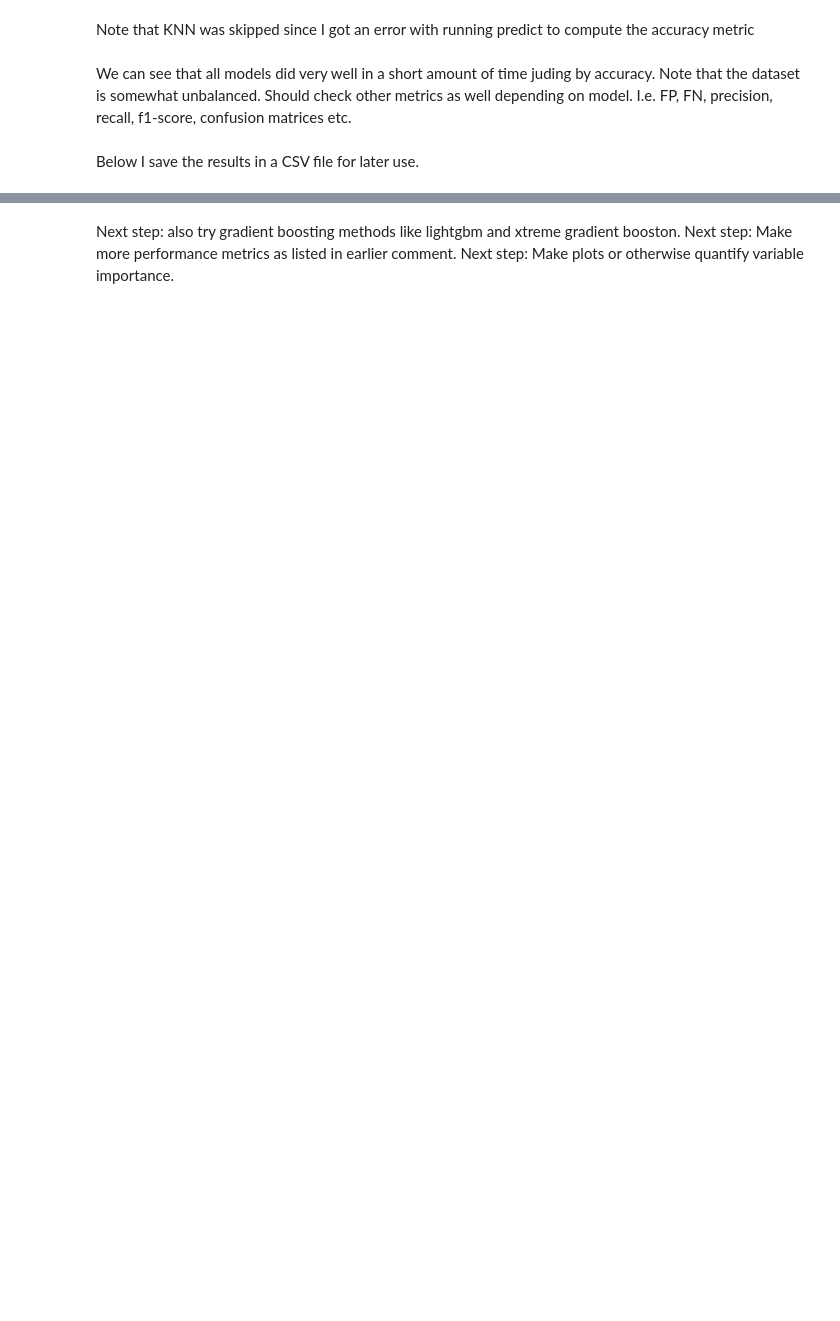
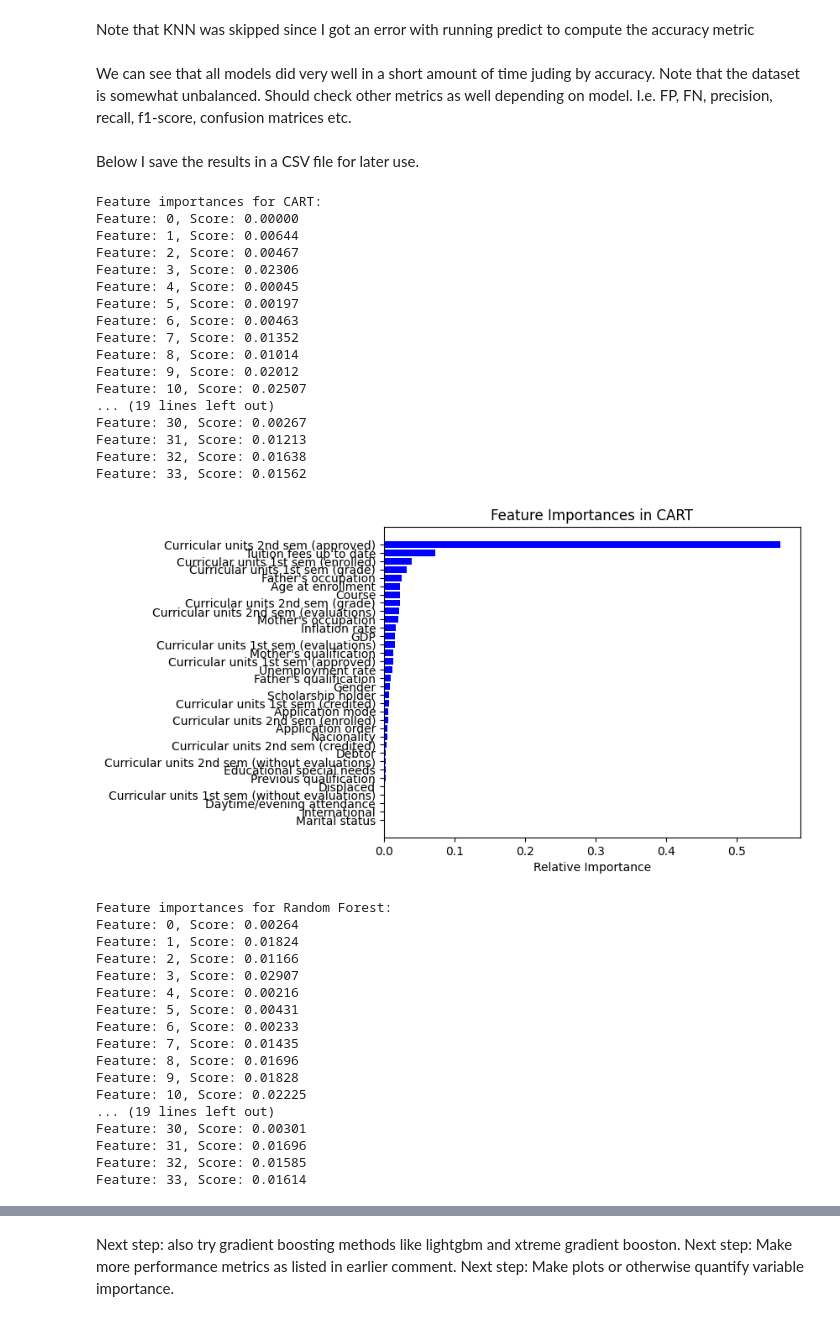
Before and after one commit to TinusAlsos/The-Analyst-Edge-Project, a Jupyter notebook: data_analysis.ipynb, the cells around one changed output, grey strips where cells are left out. Cells and saved outputs as stored; diff of their text form; code cells hidden in the pictures; blank space fills up the shorter version.

Commit message:
Add CART visualization

```diff
--- a/data_analysis.ipynb
+++ b/data_analysis.ipynb
@@ -237,3 +237,64 @@ if not os.path.exists('results'):
 # Convert the results dictionary to a pandas DataFrame and save it to a CSV file
 results_df = pd.DataFrame.from_dict(save_results, orient='index', columns=["In-sample Accuracy", "Out-of-sample Accuracy", "Training Time (s)"])
 results_df.to_csv('results/model_results.csv')
+# %%
+import matplotlib.pyplot as plt
+
+# A dictionary to hold feature_importances for models that have them
+feature_importances = {}
+
+for name, model in trained_models.items():
+    # Check if model has 'feature_importances_' attribute
+    if hasattr(model, 'feature_importances_'):
+        print(f"Feature importances for {name}:")
+        importances = model.feature_importances_
+        # Store the importances
+        feature_importances[name] = importances
+        # Summarize feature importance
+        for i, v in enumerate(importances):
+            print(f'Feature: {i}, Score: {v:.5f}')
+
+        # Plot feature importance
+        indices = np.argsort(importances)
+        plt.figure()
+        plt.title(f'Feature Importances in {name}')
+        plt.barh(range(len(indices)), importances[indices], color='b', align='center')
+        plt.yticks(range(len(indices)), [X.columns[i] for i in indices])
+        plt.xlabel('Relative Importance')
+        plt.show()
+# %% [output]
+Feature importances for CART:
+Feature: 0, Score: 0.00000
+Feature: 1, Score: 0.00644
+Feature: 2, Score: 0.00467
+Feature: 3, Score: 0.02306
+Feature: 4, Score: 0.00045
+Feature: 5, Score: 0.00197
+Feature: 6, Score: 0.00463
+Feature: 7, Score: 0.01352
+Feature: 8, Score: 0.01014
+Feature: 9, Score: 0.02012
+Feature: 10, Score: 0.02507
+... (19 lines left out)
+Feature: 30, Score: 0.00267
+Feature: 31, Score: 0.01213
+Feature: 32, Score: 0.01638
+Feature: 33, Score: 0.01562
+[figure, added]
+Feature importances for Random Forest:
+Feature: 0, Score: 0.00264
+Feature: 1, Score: 0.01824
+Feature: 2, Score: 0.01166
+Feature: 3, Score: 0.02907
+Feature: 4, Score: 0.00216
+Feature: 5, Score: 0.00431
+Feature: 6, Score: 0.00233
+Feature: 7, Score: 0.01435
+Feature: 8, Score: 0.01696
+Feature: 9, Score: 0.01828
+Feature: 10, Score: 0.02225
+... (19 lines left out)
+Feature: 30, Score: 0.00301
+Feature: 31, Score: 0.01696
+Feature: 32, Score: 0.01585
+Feature: 33, Score: 0.01614
```
Also changed, not shown: parts of 6 cells of this notebook, 1 other file.
